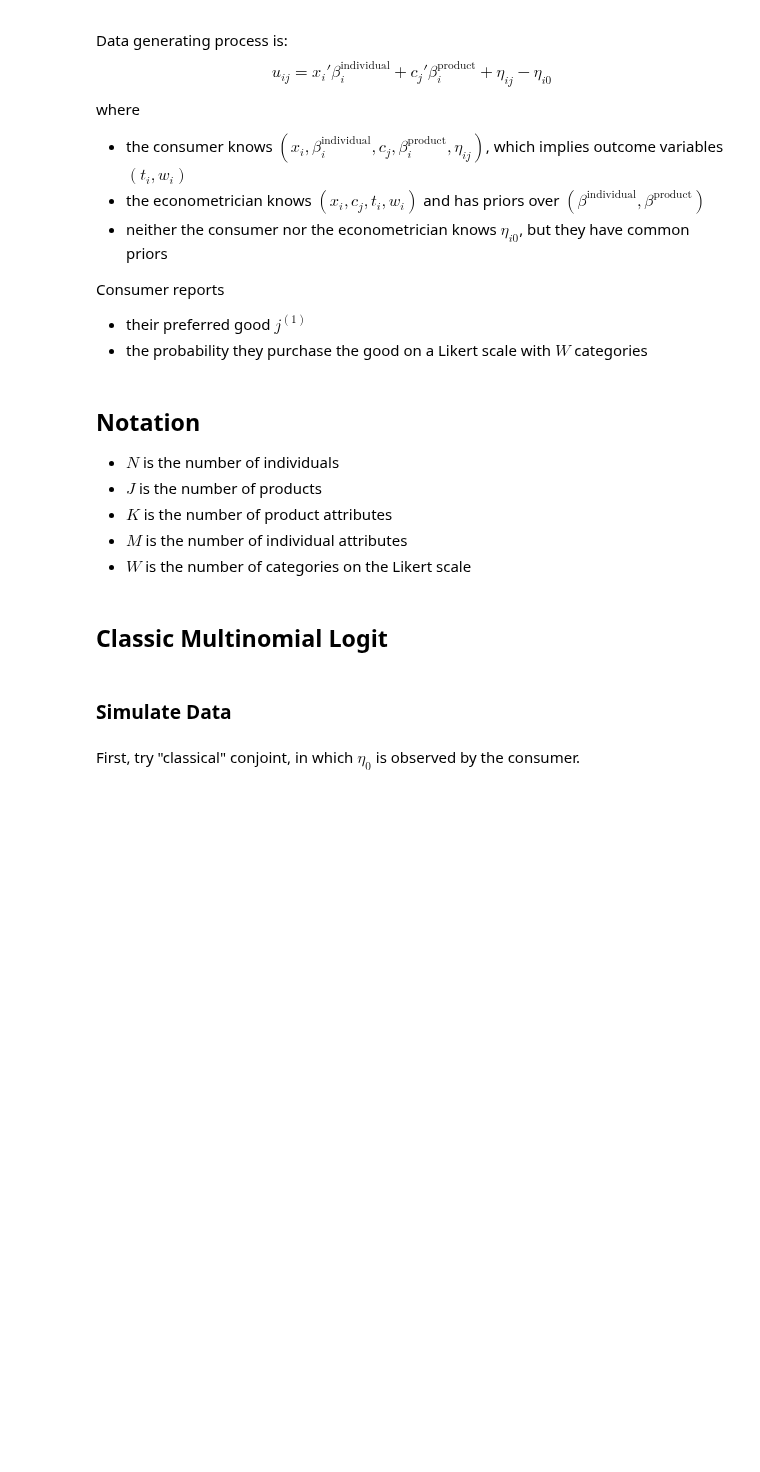
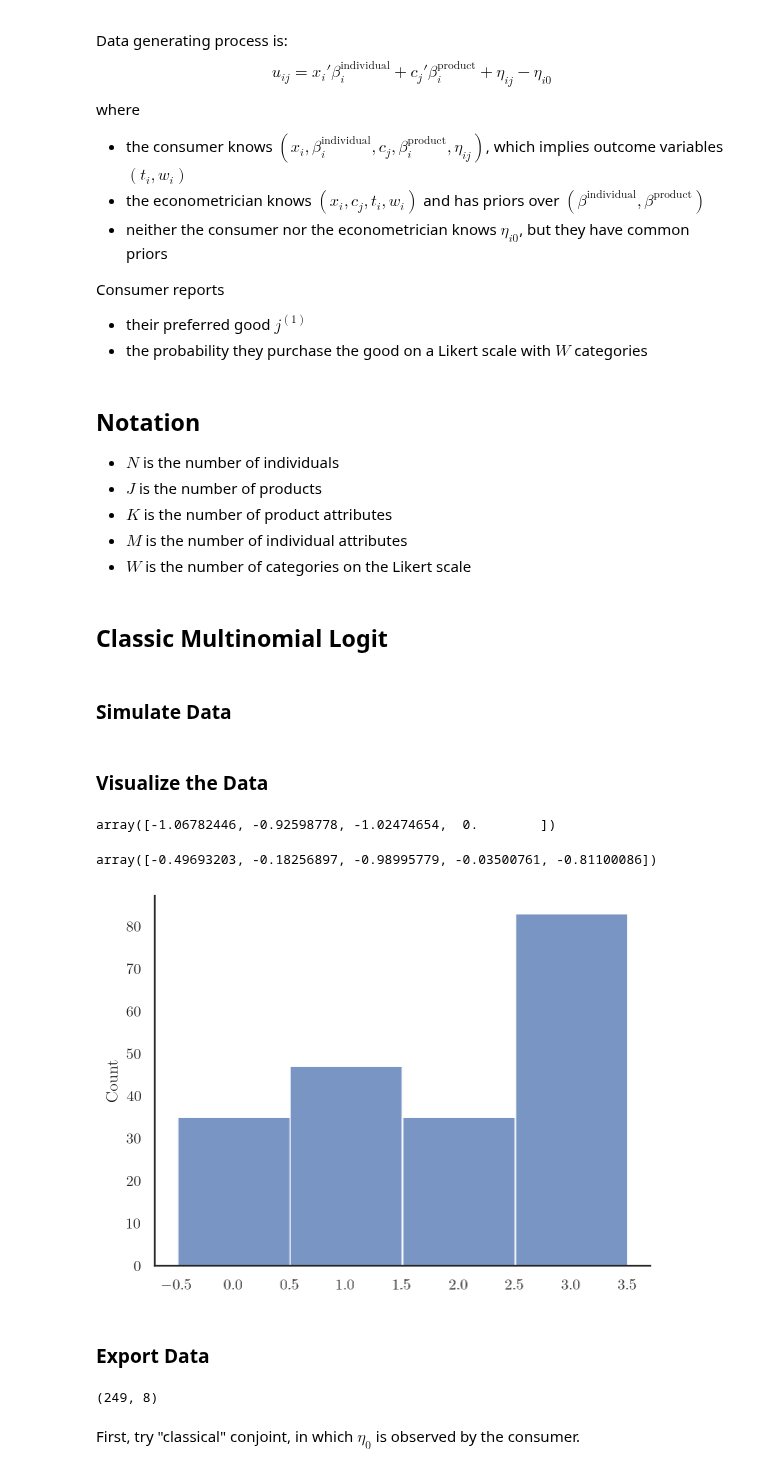
Before and after one commit to dyavorsky/likert_dualresponse, a Jupyter notebook: notebooks/likert_dualresponse.ipynb, the cells around one changed output. Saved outputs shown, nothing was run; the diff lists cells and outputs as text; code cells hidden in the pictures; blank space fills up the shorter version.

```diff
--- a/notebooks/likert_dualresponse.ipynb
+++ b/notebooks/likert_dualresponse.ipynb
@@ -71,10 +72,17 @@ def make_data(params, heterogeneous=False):
     # individual_features = np.random.normal(0, 0.1, (N, M))
     # individual_features = np.zeros((N, M))
     individual_features = ...
-    product_features = np.random.normal(-1, 0.2, (J, K))
+
+    # product_features = np.random.normal(0, 0.5, (J, K))
+    # product_features = np.concatenate(
+    #     [product_features, np.zeros((1, K))], axis=0
+    # )  # outside good
+
+    product_features = np.random.normal(0, 0.2, (N, J, K))
     product_features = np.concatenate(
-        [product_features, np.zeros((1, K))], axis=0
+        [product_features, np.zeros((N, 1, K))], axis=1
     )  # outside good
+
     π = np.random.dirichlet([1] * W, 1).flatten().cumsum()
     β_ind = ...
     # β_ind = np.random.normal(0, 1, M)
@@ -84,9 +92,17 @@ def make_data(params, heterogeneous=False):
     # ɛ = np.random.normal(0, 1, (N, J))
 
     if heterogeneous:
+        α_prod = ...
         β_prod = np.random.normal(0, 1, (K, N))
+
     else:
-        β_prod = np.ones((N, 1)) @ np.random.normal(0, 1, (1, K))
+
+        α_prod = np.random.normal(-1.0, 0.2, J+1)
+        α_prod[-1] = 0 # outside good
+
+        # β_prod = np.ones((N, 1)) @ np.random.normal(0, 1, (1, K))
+        β_prod = np.random.normal(0, 1, K)
+
     ## generate data
     # y = np.zeros((N, J))
 
@@ -94,13 +110,16 @@ def make_data(params, heterogeneous=False):
     #     individual_features @ β_ind,
     #     np.ones(J),
     # )
-    u = β_prod @ product_features.T + η
+    # u = β_prod @ product_features.T + η
+
+    u = np.ones((N, 1)) @ α_prod.reshape((1, -1)) + product_features @ β_prod + η
 
     if heterogeneous:
         u_individual = ...
         u += u_individual
 
     t = np.argmax(u, axis=1)
+    jstar = np.argmax(u[:, :-1], axis=1)
     v = u[:, t]
     w = np.digitize(gumbel_r.cdf(v), π)
 
@@ -108,13 +127,12 @@ def make_data(params, heterogeneous=False):
         "product_features": product_features,
         "t": t,
         "w": w,
+        "jstar": jstar,
         "latent_cutpoints": π,
         "latent_utilities": u,
+        "latent_α_prod": α_prod,
         "latent_β_prod": β_prod,
     }
-
-    if heterogeneous:
-        d["individual_features"] = individual_features
 
     if heterogeneous:
         d["individual_features"] = individual_features
@@ -123,6 +141,8 @@ def make_data(params, heterogeneous=False):
     return d
 
 
-params = {"N": 1000, "J": 3, "K": 5, "M": 2, "W": 4}
+params = {"N": 200, "J": 3, "K": 5, "M": 2, "W": 4}
 
 df = make_data(params)
+# %% [markdown]
+### Visualize the Data
@@ -128,0 +152,15 @@ df = make_data(params)
+# %%
+df["latent_α_prod"]
+# %% [output]
+array([-1.06782446, -0.92598778, -1.02474654,  0.        ])
+# %%
+df["latent_β_prod"]
+# %% [output]
+array([-0.49693203, -0.18256897, -0.98995779, -0.03500761, -0.81100086])
+# %%
+sns.histplot(df["t"], discrete=True)
+plt.show()
+# %% [output]
+[figure, added]
+# %% [markdown]
+### Export Data
@@ -128,0 +175,4 @@ df = make_data(params)
+# %%
+out_data2[out_data2[:, -1] == 0, :-1].shape
+# %% [output]
+(249, 8)
```
Also changed, not shown: parts of 40 cells of this notebook.
